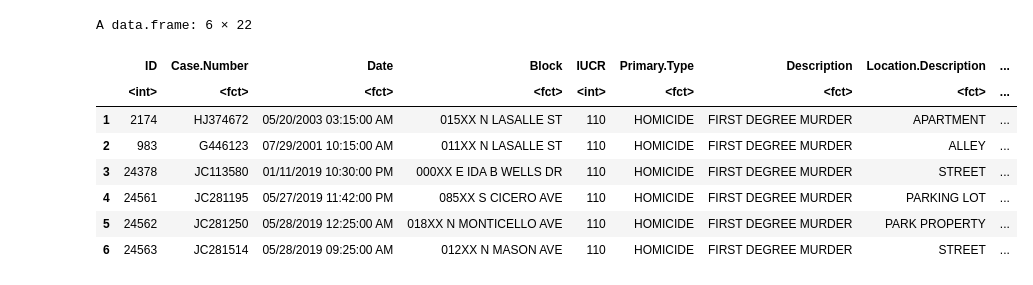
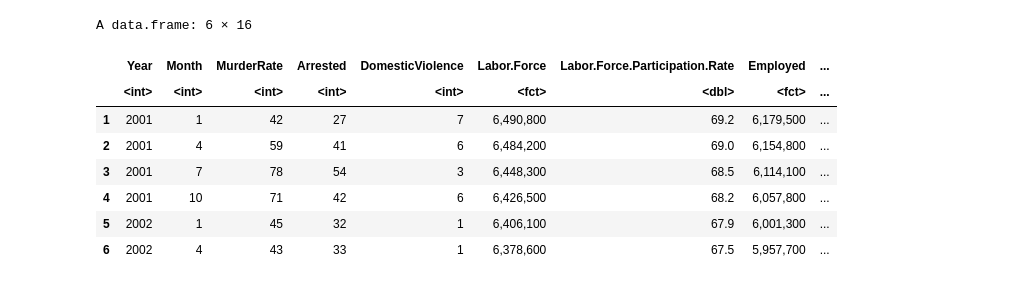
Before and after one commit to aporter1350/nonparametrics, a Jupyter notebook: code/Project.ipynb, the cells around one changed output. Cells and saved outputs as stored; diff of their text form; code cells hidden in the pictures.

Commit message:
project

```diff
--- a/code/Project.ipynb
+++ b/code/Project.ipynb
@@ -1,4 +1,4 @@
 # %%
-data_loc<-'/Users/Alexis/Documents/Spring2020/nonparametrics/data/Homicides.csv'
-#data_loc<-'/Users/aporter1350/Documents/Courses/Spring2020/nonparametrics/data/Homicides.csv'
-homocides<-read.csv(data_loc)
+data_loc<-'/Users/Alexis/Documents/Spring2020/nonparametrics/data/gdp_project.csv'
+#data_loc<-'/Users/aporter1350/Documents/Courses/Spring2020/nonparametrics/data/gdp_project.csv'
+gdp<-read.csv(data_loc)
@@ -5,12 +77,12 @@ homocides<-read.csv(data_loc)
 # %%
-head(homocides)
+head(gdp)
 # %% [output]
-A data.frame: 6 × 22
+A data.frame: 6 × 16
-|  | ID | Case.Number | Date | Block | IUCR | Primary.Type | Description | Location.Description | ... |
-|  | <int> | <fct> | <fct> | <fct> | <int> | <fct> | <fct> | <fct> | ... |
-| 1 | 2174 | HJ374672 | 05/20/2003 03:15:00 AM | 015XX N LASALLE ST | 110 | HOMICIDE | FIRST DEGREE MURDER | APARTMENT | ... |
-| 2 | 983 | G446123 | 07/29/2001 10:15:00 AM | 011XX N LASALLE ST | 110 | HOMICIDE | FIRST DEGREE MURDER | ALLEY | ... |
-| 3 | 24378 | JC113580 | 01/11/2019 10:30:00 PM | 000XX E IDA B WELLS DR | 110 | HOMICIDE | FIRST DEGREE MURDER | STREET | ... |
-| 4 | 24561 | JC281195 | 05/27/2019 11:42:00 PM | 085XX S CICERO AVE | 110 | HOMICIDE | FIRST DEGREE MURDER | PARKING LOT | ... |
-| 5 | 24562 | JC281250 | 05/28/2019 12:25:00 AM | 018XX N MONTICELLO AVE | 110 | HOMICIDE | FIRST DEGREE MURDER | PARK PROPERTY | ... |
-| 6 | 24563 | JC281514 | 05/28/2019 09:25:00 AM | 012XX N MASON AVE | 110 | HOMICIDE | FIRST DEGREE MURDER | STREET | ... |
+|  | Year | Month | MurderRate | Arrested | DomesticViolence | Labor.Force | Labor.Force.Participation.Rate | Employed | ... |
+|  | <int> | <int> | <int> | <int> | <int> | <fct> | <dbl> | <fct> | ... |
+| 1 | 2001 | 1 | 42 | 27 | 7 | 6,490,800 | 69.2 | 6,179,500 | ... |
+| 2 | 2001 | 4 | 59 | 41 | 6 | 6,484,200 | 69.0 | 6,154,800 | ... |
+| 3 | 2001 | 7 | 78 | 54 | 3 | 6,448,300 | 68.5 | 6,114,100 | ... |
+| 4 | 2001 | 10 | 71 | 42 | 6 | 6,426,500 | 68.2 | 6,057,800 | ... |
+| 5 | 2002 | 1 | 45 | 32 | 1 | 6,406,100 | 67.9 | 6,001,300 | ... |
+| 6 | 2002 | 4 | 43 | 33 | 1 | 6,378,600 | 67.5 | 5,957,700 | ... |
```
Also changed, not shown: parts of 16 cells of this notebook, 10 other files.
